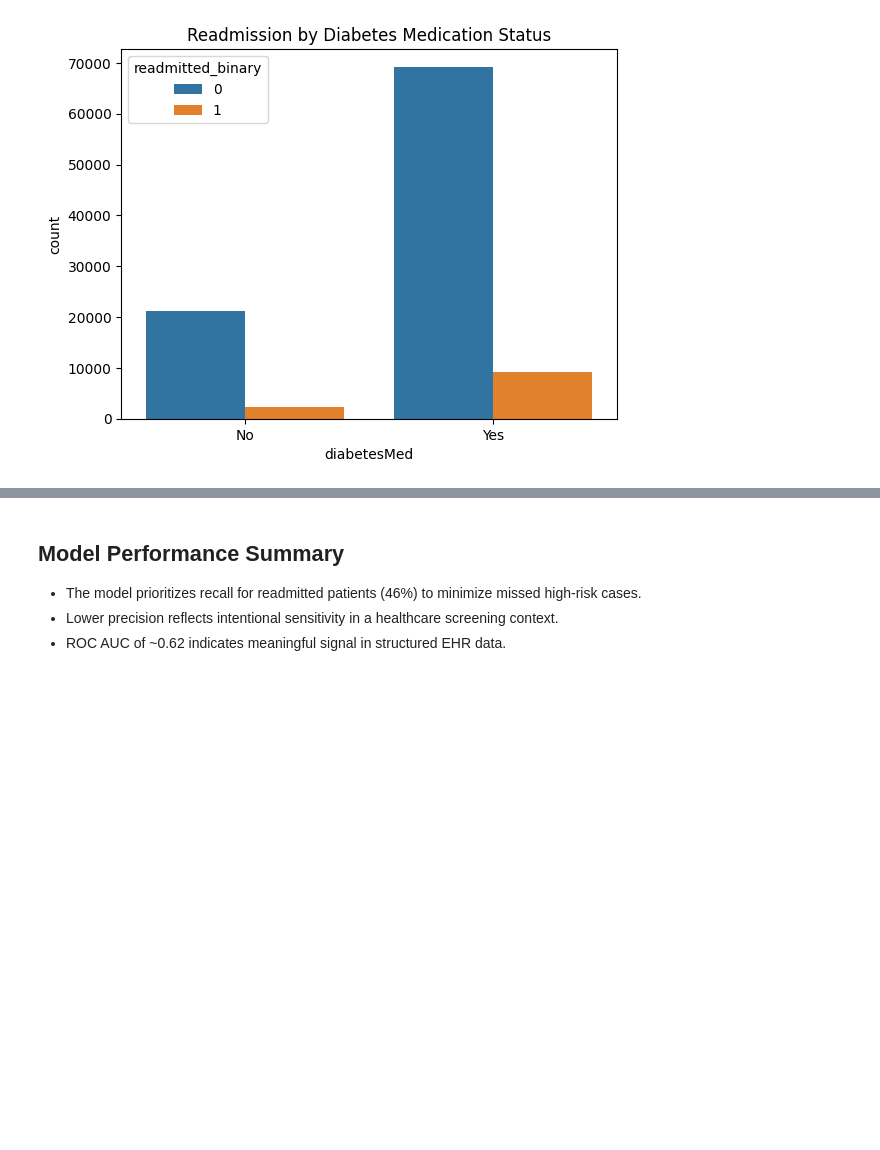
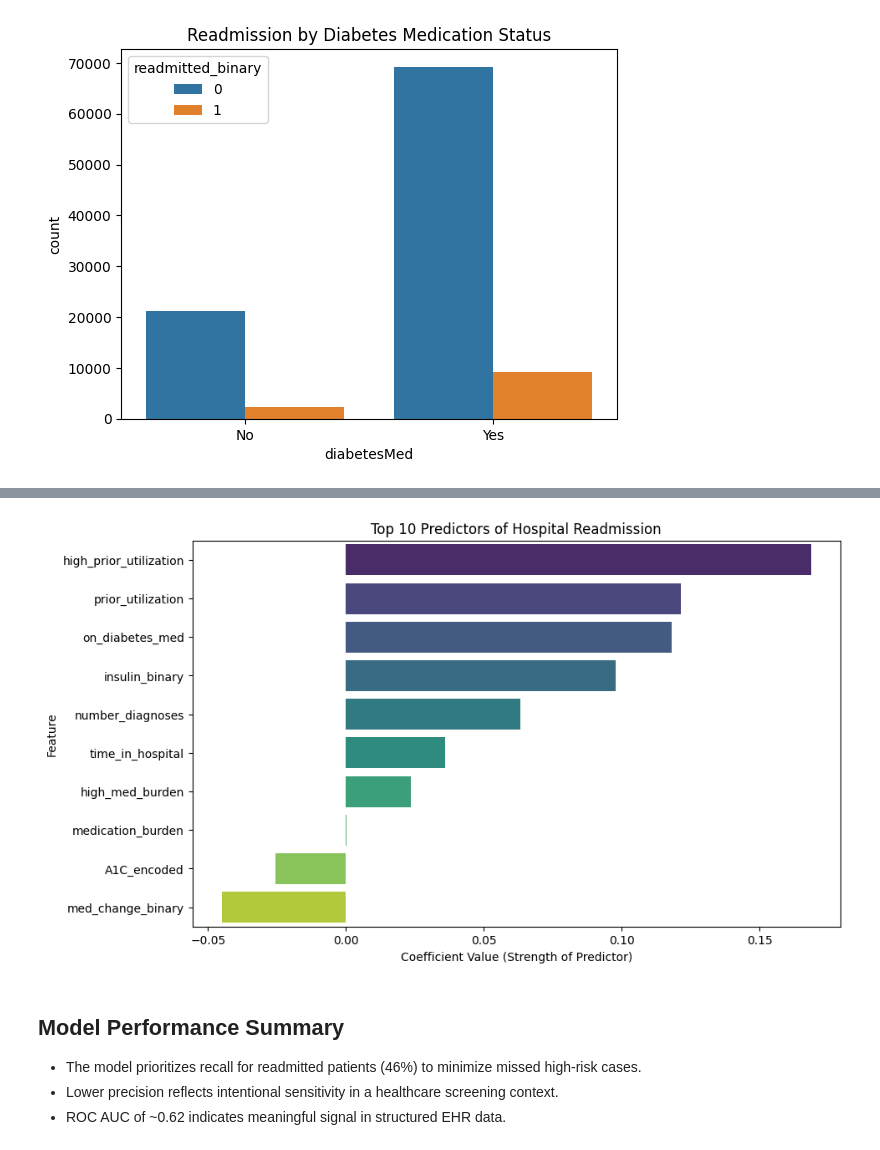
Before and after one commit to wilfnerd/data-analytics-portfolio, a Jupyter notebook: project_3_healthcare_readmission/notebooks/01_readmission_eda.ipynb, the cells around one changed output, grey strips where cells are left out. Drawn from its saved outputs; the diff is of its cells as text; code cells hidden in the pictures; blank space fills up the shorter version.

```diff
--- a/project_3_healthcare_readmission/notebooks/01_readmission_eda.ipynb
+++ b/project_3_healthcare_readmission/notebooks/01_readmission_eda.ipynb
@@ -442,3 +448,28 @@ Text(0.5, 1.0, 'Readmission by Diabetes Medication Status')
+# %%
+# 1. Extract coefficients
+feature_importance = pd.DataFrame({
+    'Feature': X_train.columns,
+    'Importance': log_model.coef_[0]
+})
+
+# 2. Sort to see the strongest predictors
+feature_importance = feature_importance.sort_values(by='Importance', ascending=False).head(10)
+
+# 3. Plot with the updated syntax to remove the warning
+plt.figure(figsize=(10, 6))
+sns.barplot(
+    x='Importance',
+    y='Feature',
+    data=feature_importance,
+    hue='Feature',      # Assign y variable to hue
+    palette='viridis',
+    legend=False        # Disable the legend as it's redundant here
+)
+plt.title('Top 10 Predictors of Hospital Readmission')
+plt.xlabel('Coefficient Value (Strength of Predictor)')
+plt.show()
+# %% [output]
+[figure, added]
 # %% [markdown]
 ## Model Performance Summary
 
```
Also changed, not shown: parts of 1 cell of this notebook.
